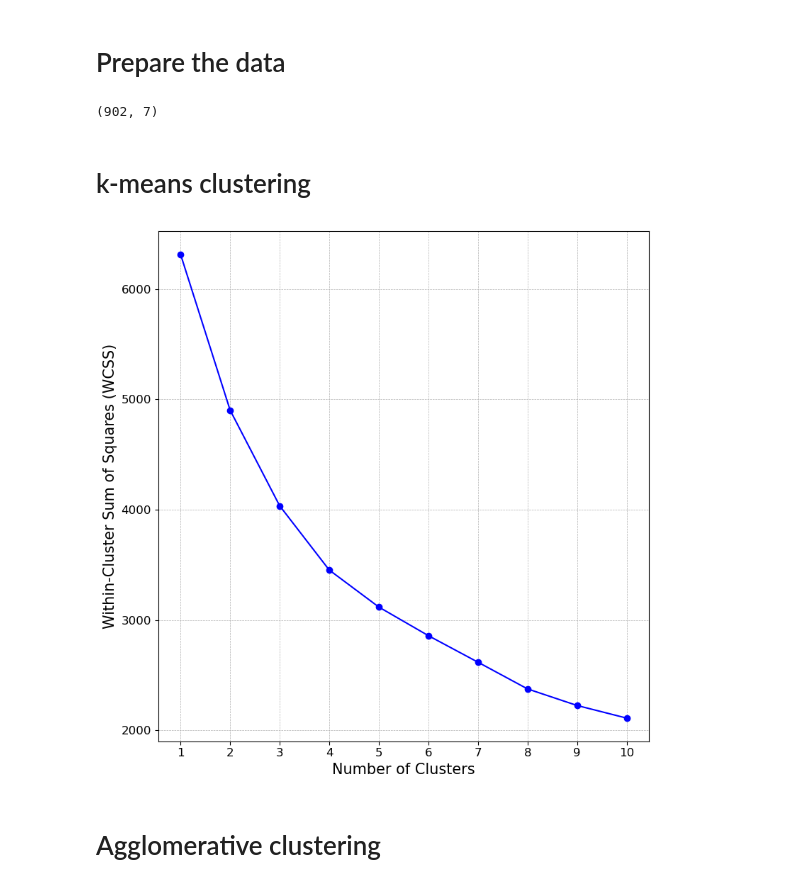
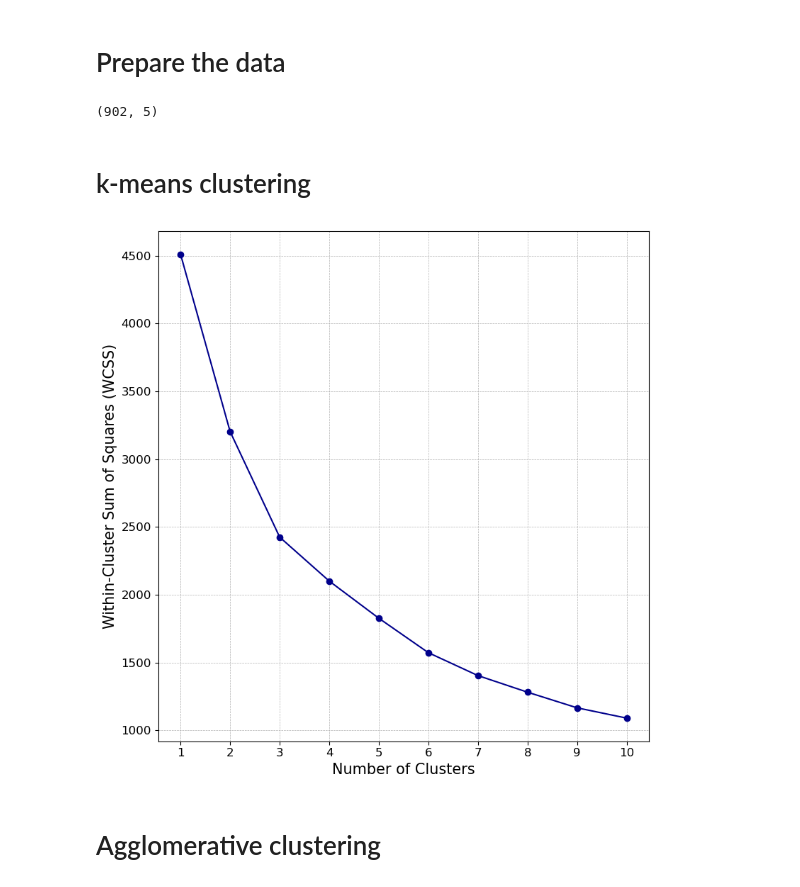
Before and after one commit to Jared-T/masters-dissertation, a Jupyter notebook: notebooks/Vehicle_Clustering.ipynb, the cells around one changed output. Cells and saved outputs as stored; diff of their text form; code cells hidden in the pictures.

```diff
--- a/notebooks/Vehicle_Clustering.ipynb
+++ b/notebooks/Vehicle_Clustering.ipynb
@@ -14,7 +14,7 @@ data_agg = pd.read_csv(os.path.join("..", "data", "Final KMPL dataset.csv"))
 data_agg = data_agg.drop('REG_NUM', axis=1)
 # %%
 # Select the columns for clustering
-columns_for_clustering = ['Reg', 'KMPL', 'Site Lat', 'Site Long',
+columns_for_clustering = ['Reg', 'KMPL',
                           'Total Transaction Amount', 'Mean Transaction Amount',
                           'Total No. of Litres', 'Mean No. of Litres']
 
@@ -38,31 +38,31 @@ X_agg_scaled = scaler_agg.fit_transform(X_agg)
 
 X_agg_scaled.shape
 # %% [output]
-(902, 7)
+(902, 5)
 # %% [markdown]
 # k-means clustering
 # %%
 # Calculate WCSS for different numbers of clusters
 wcss = []
 for i in range(1, 11): # Test 1 to 10 clusters
     kmeans = KMeans(n_clusters=i, init='k-means++', max_iter=300, n_init=10, random_state=1)
     kmeans.fit(X_agg_scaled)
     wcss.append(kmeans.inertia_)
 
 # Create a professional-looking plot
 plt.figure(figsize=(8, 8))
-plt.plot(range(1, 11), wcss, marker='o', linestyle='-', color='blue')
+plt.plot(range(1, 11), wcss, marker='o', linestyle='-', color='darkblue')
 #plt.title('Elbow Method for Optimal Number of Clusters', fontsize=18, fontweight='bold')
 plt.xlabel('Number of Clusters', fontsize=15)
 plt.ylabel('Within-Cluster Sum of Squares (WCSS)', fontsize=15)
 plt.xticks(range(1, 11), fontsize=12)
 plt.yticks(fontsize=12)
 plt.grid(True, which='both', linestyle='--', linewidth=0.5)
 plt.tight_layout()
 
 # Save the plot as a PDF file with high resolution
 plt.savefig('../plots/vehicle_clustering/kmeans_elbow_method_plot.pdf', format='pdf', dpi=300)
 # %% [output]
-[figure, old version]
+[figure, new version]
 # %%
 # Apply KMeans clustering
```
Also changed, not shown: parts of 10 cells of this notebook, 3 other files.
